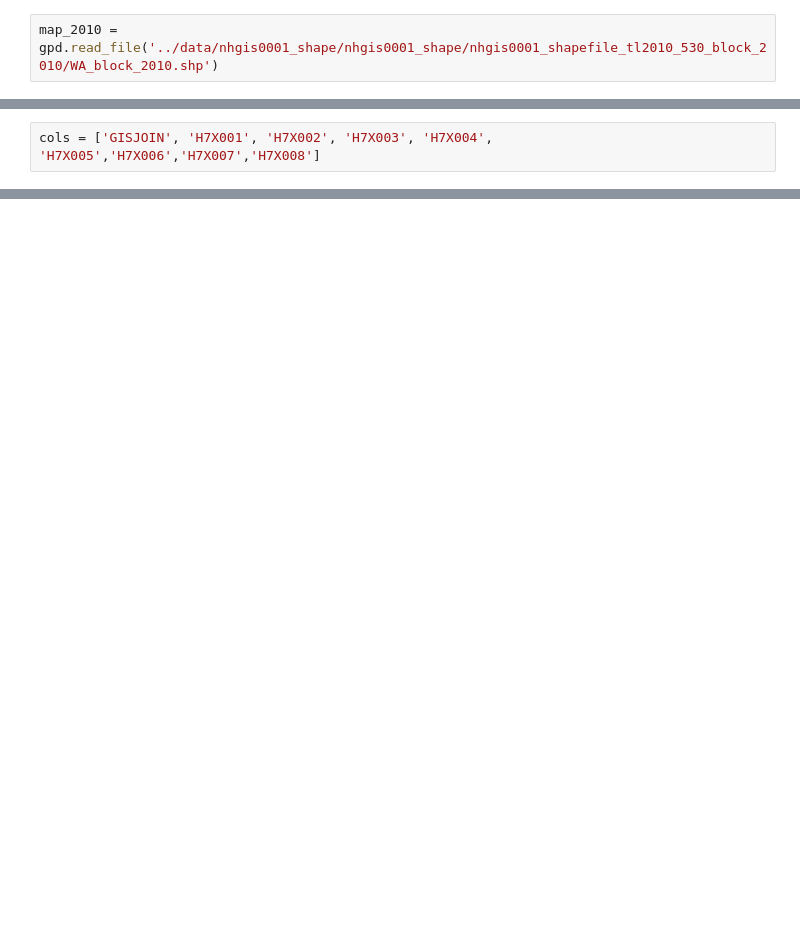
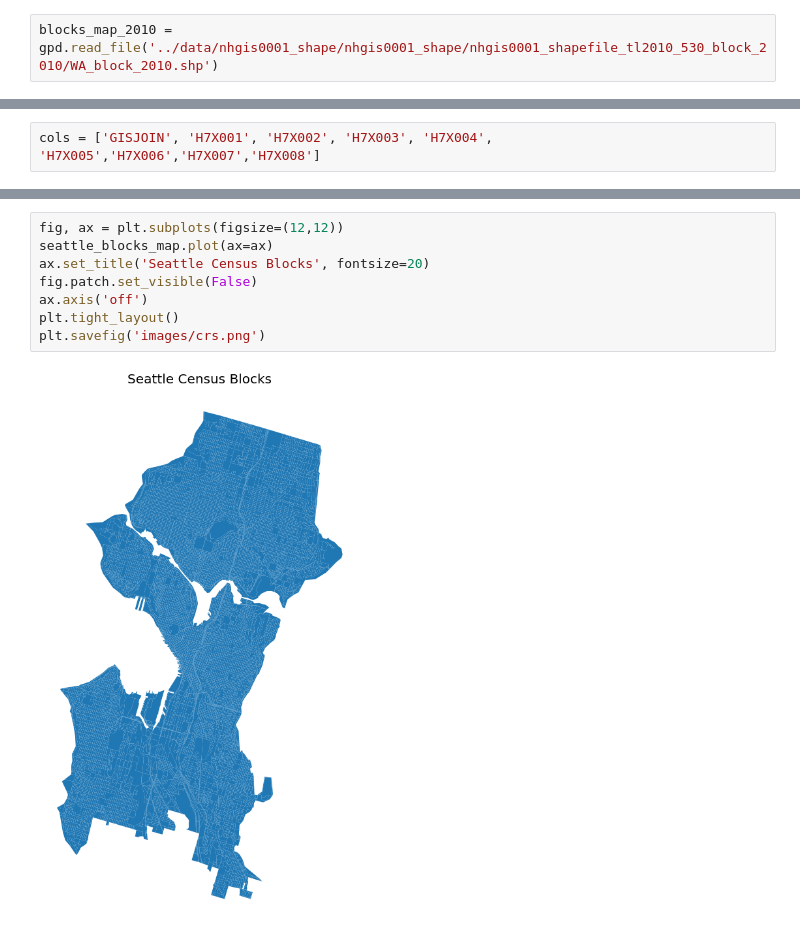
Before and after one commit to allisoncstafford/seattle_tree_canopy_blog, a Jupyter notebook: census_ethnicity.ipynb, the cells around one changed output, grey strips where cells are left out. Cells and saved outputs as stored; diff of their text form; blank space fills up the shorter version.

```diff
--- a/census_ethnicity.ipynb
+++ b/census_ethnicity.ipynb
@@ -24,3 +44,3 @@ king_blocks.shape
 # %%
-map_2010 = gpd.read_file('../data/nhgis0001_shape/nhgis0001_shape/nhgis0001_shapefile_tl2010_530_block_2010/WA_block_2010.shp')
+blocks_map_2010 = gpd.read_file('../data/nhgis0001_shape/nhgis0001_shape/nhgis0001_shapefile_tl2010_530_block_2010/WA_block_2010.shp')
 # %%
@@ -45,0 +89,10 @@ seattle_map.plot(ax=ax)
+# %%
+fig, ax = plt.subplots(figsize=(12,12))
+seattle_blocks_map.plot(ax=ax)
+ax.set_title('Seattle Census Blocks', fontsize=20)
+fig.patch.set_visible(False)
+ax.axis('off')
+plt.tight_layout()
+plt.savefig('images/crs.png')
+# %% [output]
+[figure, added]
```
Also changed, not shown: parts of 33 cells of this notebook, 2 other files.
